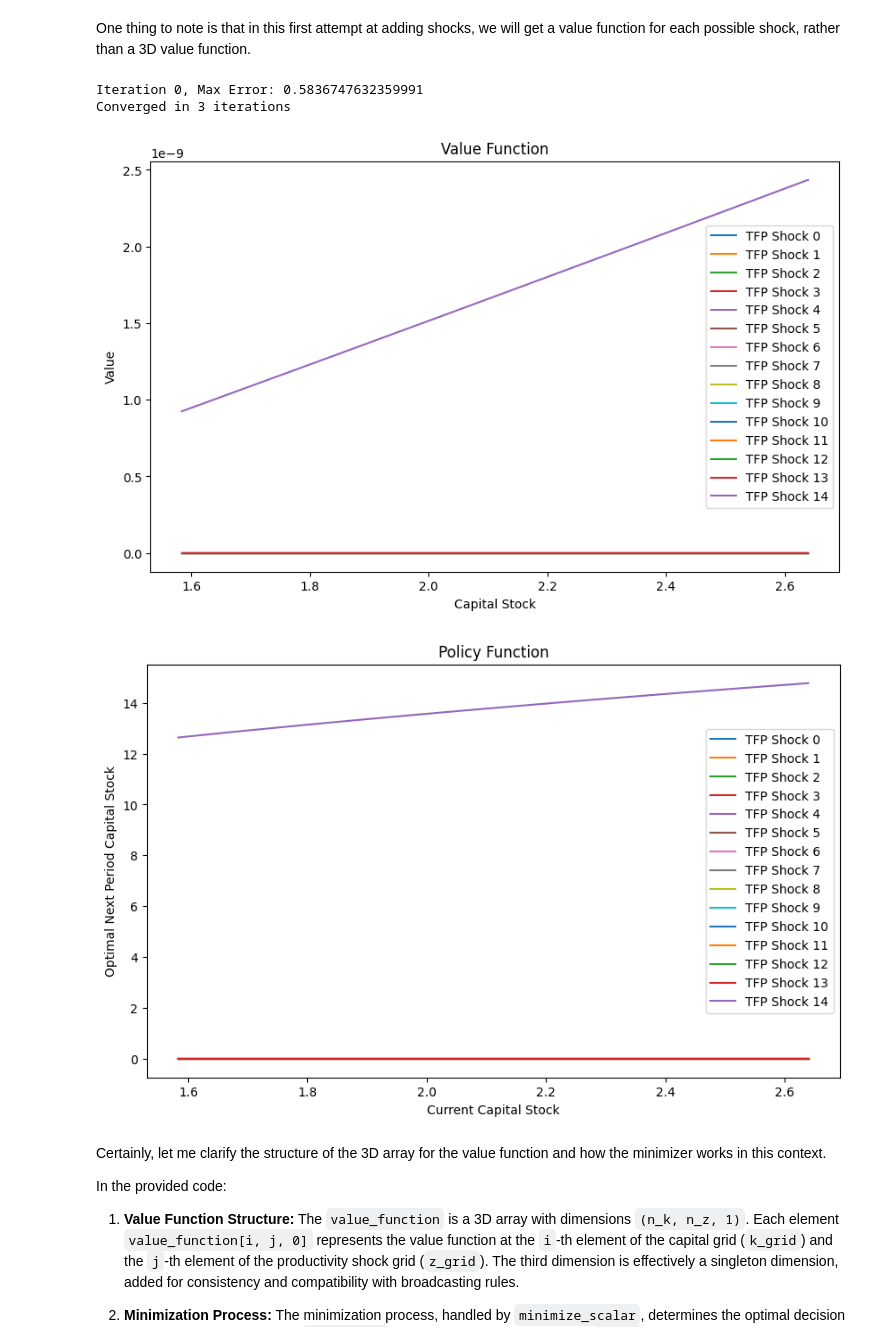
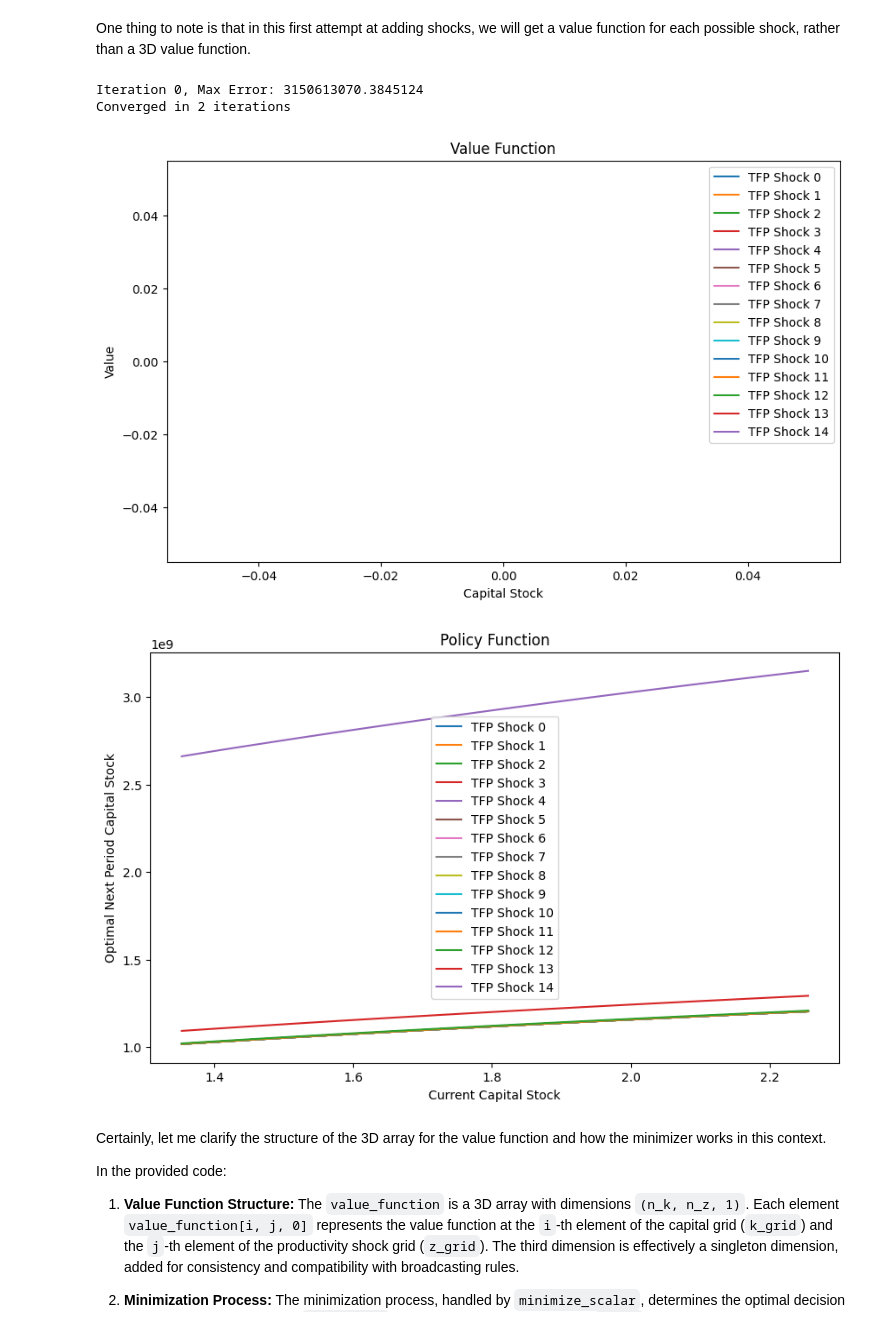
Before and after one commit to sgcbayli024/ECON8185_Homework, a Jupyter notebook: HW3_Bayliss.ipynb, the cells around one changed output. Saved outputs shown, nothing was run; the diff lists cells and outputs as text; code cells hidden in the pictures.

```diff
--- a/HW3_Bayliss.ipynb
+++ b/HW3_Bayliss.ipynb
@@ -869,11 +869,11 @@ One thing to note is that in this first attempt at adding shocks, we will get a
 # %%
 def model_with_shocks(toler, max_iter, beta, gamma, alpha, delta, A, rho, sigma, n_k, n_z, mu):
     # Discretize TFP shocks using Rouwenhorst
-    mc = qe.markov.approximation.rouwenhorst(n_z, rho, sigma)
+    mc = qe.markov.approximation.rouwenhorst(n_z, rho, sigma, mu)
     z, Pi = mc.state_values, mc.P
 
     # Create grids for capital and TFP shock
-    k_grid, z_grid = create_grids(n_k, alpha, beta, delta, A)[3], z
+    k_grid, z_grid = create_grids(n_k, alpha, beta, delta, A)[2], z
 
     # Initialize value function as a 2D array
     V = np.zeros((n_k, n_z))
@@ -890,31 +890,30 @@ def model_with_shocks(toler, max_iter, beta, gamma, alpha, delta, A, rho, sigma,
 
         for i, k_i in enumerate(k_grid):
             for j, z_j in enumerate(z_grid):
+
                 # Interpolate the value function for the current TFP shock
                 V_interp = interpolate.interp1d(np.squeeze(k_grid), V[:, j], kind='cubic', fill_value='extrapolate')
 
                 # Bellman equation
                 def F(kp,k_i, z_j, V_interp):
-                    c = A * (k_i ** alpha) * np.exp(z_j) + (1 - delta) * k_i - kp
-                    #print(c.shape)
+                    c = (k_i ** alpha) * np.exp(A * z_j) + (1 - delta) * k_i - kp
                     expected_next_value = np.dot(Pi[j, :], V_interp(np.squeeze(kp)))[j]
-                    #print(expected_next_value.shape)
-                    return -((c ** (1 - gamma)) / (1 - gamma)) - beta * expected_next_value
+                    return -((u(c, gamma)) + beta * expected_next_value)
 
-            k_min = np.min(k_grid) - 1
+                k_min = (np.exp(A * z_j)) * (k_i ** alpha)  + (1 - delta) * k_i
 
-            k_max = f(A, alpha, delta, k_grid[i]) + 1
+                k_max = f(np.exp(A * np.max(z_grid)), alpha, delta, k_i) + 1
 
-            dF_min = -1
+                    # dF_min = -1
 
-            dF_max = 1
+                    # dF_max = 1
 
-            # Find optimal capital stock for the given TFP shock
-            result = minimize_scalar(F, args=(k_i, z_j, V_interp), bounds=(k_min, k_max), method='bounded')
-            G_kp[i,j] = result.x
-
+                # Find optimal capital stock for the given TFP shock
+                result = minimize_scalar(F, args=(k_i, z_j, V_interp), bounds=(k_min, k_max), method='bounded')
+                # Update policy function
+                G_kp[i,j] = result.x
                 # Update value function
-            V_new[i, j] = -result.fun
+                V_new[i, j] = -result.fun
 
         # Check for convergence using the scaled error
         error = np.max(np.abs(G_kp - G_kp_old) / (1 + np.abs(G_kp_old)))
@@ -955,12 +954,12 @@ def model_with_shocks(toler, max_iter, beta, gamma, alpha, delta, A, rho, sigma,
 
     return G_kp, V
 # %%
-v_2d, g_2d = model_with_shocks(toler=1e-7, max_iter=100000, beta=0.5, gamma=2, alpha=0.33, delta=1, A=10, rho=0.98, sigma=1, n_k=101, n_z=15, mu=3)
+v_2d, g_2d = model_with_shocks(toler=1e-7, max_iter=100000, beta=0.9, gamma=1, alpha=0.33, delta=1, A=5, rho=0.5, sigma=1, n_k=31, n_z=15, mu=0)
 # %% [output]
-Iteration 0, Max Error: 0.5836747632359991
-Converged in 3 iterations
+Iteration 0, Max Error: 3150613070.3845124
+Converged in 2 iterations
-[figure, old version]
+[figure, new version]
-[figure, old version]
+[figure, new version]
 # %% [markdown]
 Certainly, let me clarify the structure of the 3D array for the value function and how the minimizer works in this context.
 
```
Also changed, not shown: parts of 7 cells of this notebook.
